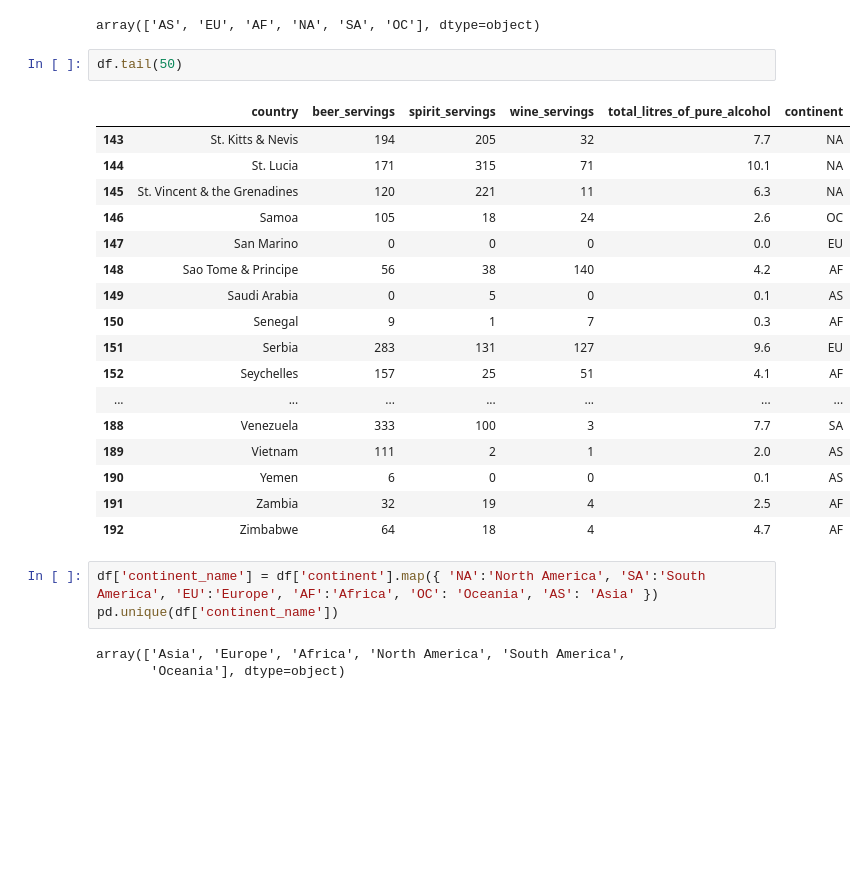
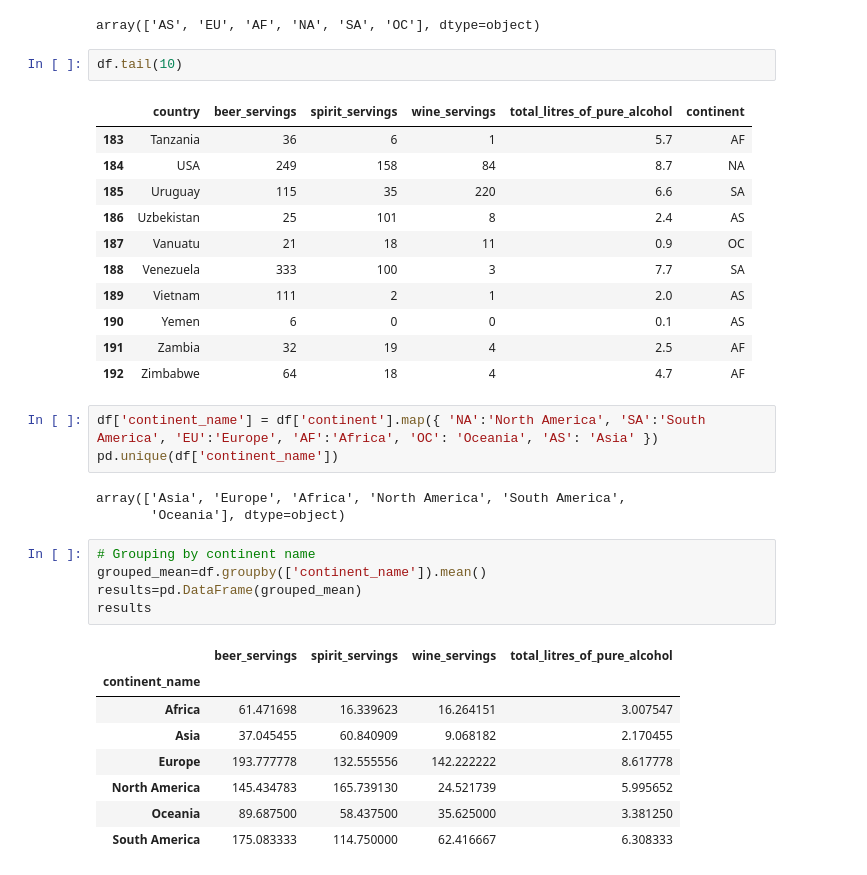
Before and after one commit to satrivaicci/304-titanic-dropdown, a Jupyter notebook: scratch_paper_drinks.ipynb, the cells around one changed output. Drawn from its saved outputs; the diff is of its cells as text; blank space fills up the shorter version.

```diff
--- a/scratch_paper_drinks.ipynb
+++ b/scratch_paper_drinks.ipynb
@@ -8,20 +8,14 @@ pd.unique(df['continent'])
 # %% [output]
 array(['AS', 'EU', 'AF', 'NA', 'SA', 'OC'], dtype=object)
 # %%
-df.tail(50)
+df.tail(10)
 # %% [output]
 |  | country | beer_servings | spirit_servings | wine_servings | total_litres_of_pure_alcohol | continent |
-| 143 | St. Kitts & Nevis | 194 | 205 | 32 | 7.7 | NA |
-| 144 | St. Lucia | 171 | 315 | 71 | 10.1 | NA |
-| 145 | St. Vincent & the Grenadines | 120 | 221 | 11 | 6.3 | NA |
-| 146 | Samoa | 105 | 18 | 24 | 2.6 | OC |
-| 147 | San Marino | 0 | 0 | 0 | 0.0 | EU |
-| 148 | Sao Tome & Principe | 56 | 38 | 140 | 4.2 | AF |
-| 149 | Saudi Arabia | 0 | 5 | 0 | 0.1 | AS |
-| 150 | Senegal | 9 | 1 | 7 | 0.3 | AF |
-| 151 | Serbia | 283 | 131 | 127 | 9.6 | EU |
-| 152 | Seychelles | 157 | 25 | 51 | 4.1 | AF |
-| ... | ... | ... | ... | ... | ... | ... |
+| 183 | Tanzania | 36 | 6 | 1 | 5.7 | AF |
+| 184 | USA | 249 | 158 | 84 | 8.7 | NA |
+| 185 | Uruguay | 115 | 35 | 220 | 6.6 | SA |
+| 186 | Uzbekistan | 25 | 101 | 8 | 2.4 | AS |
+| 187 | Vanuatu | 21 | 18 | 11 | 0.9 | OC |
 | 188 | Venezuela | 333 | 100 | 3 | 7.7 | SA |
 | 189 | Vietnam | 111 | 2 | 1 | 2.0 | AS |
 | 190 | Yemen | 6 | 0 | 0 | 0.1 | AS |
@@ -33,3 +27,17 @@ pd.unique(df['continent_name'])
 # %% [output]
 array(['Asia', 'Europe', 'Africa', 'North America', 'South America',
        'Oceania'], dtype=object)
+# %%
+# Grouping by continent name
+grouped_mean=df.groupby(['continent_name']).mean()
+results=pd.DataFrame(grouped_mean)
+results
+# %% [output]
+|  | beer_servings | spirit_servings | wine_servings | total_litres_of_pure_alcohol |
+| continent_name |  |  |  |  |
+| Africa | 61.471698 | 16.339623 | 16.264151 | 3.007547 |
+| Asia | 37.045455 | 60.840909 | 9.068182 | 2.170455 |
+| Europe | 193.777778 | 132.555556 | 142.222222 | 8.617778 |
+| North America | 145.434783 | 165.739130 | 24.521739 | 5.995652 |
+| Oceania | 89.687500 | 58.437500 | 35.625000 | 3.381250 |
+| South America | 175.083333 | 114.750000 | 62.416667 | 6.308333 |
```
Also changed, not shown: parts of 3 cells of this notebook, 1 other file.
